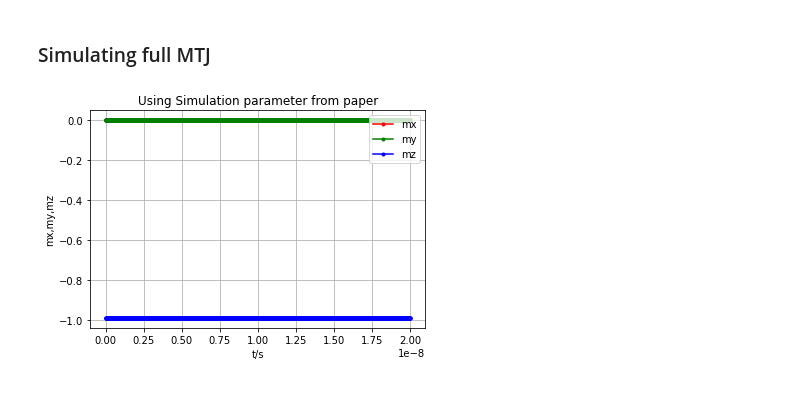
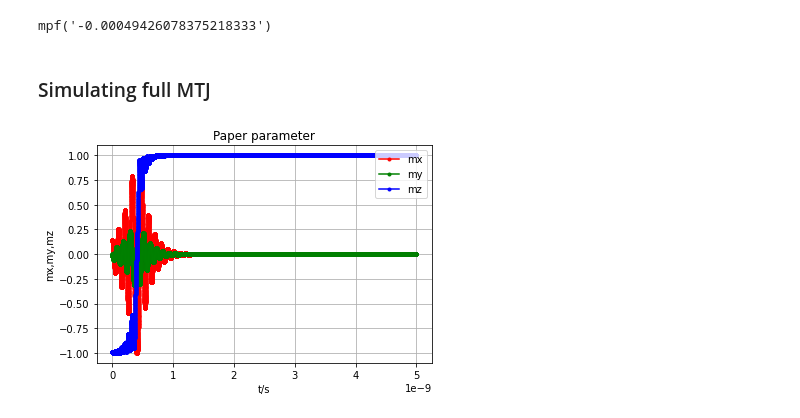
Before and after one commit to Hernandope/spintronics, a Jupyter notebook: mtj_simulation.ipynb, the cells around one changed output. Saved outputs shown, nothing was run; the diff lists cells and outputs as text; code cells hidden in the pictures.

Commit message:
MTJ simulation with soin current

```diff
--- a/mtj_simulation.ipynb
+++ b/mtj_simulation.ipynb
@@ -99,17 +115,30 @@ def plotM(t_axis, m_list):
+# %%
+I_s
+# %% [output]
+mpf('-0.00049426078375218333')
 # %% [markdown]
 ### Simulating full MTJ
 # %%
-t_range = 2*10**(-8)
+###
+t_range = 5*10**(-9)
 t_0 = 0
-step_amount = 2001
+step_amount = 20001
 t_axis = np.linspace(t_0,t_range,step_amount)
 
 h = t_range/step_amount
 # m_0 = [0, 1/2, math.sqrt(1-(1/2)**2)]
-m_0 = np.array([0,0,-0.99])
+# %%
+########################### Spin current section ###########################
+mz0=-0.99
+my0=0
+mx0=np.sqrt(1-mz0**2)
+# mx0=0
+
+m_0 = np.array([mx0, my0, mz0])
+m_p = np.array([0,0,1.0])
 # %%
 m_rk4 = calcMSeries(t_axis, h, t_0, m_0)
 # %%
-plotM(t_axis, m_rk4)
+plotM(t_axis, m_rk4, "Paper parameter")
 # %% [output]
-[figure, old version]
+[figure, new version]
```
Also changed, not shown: parts of 12 cells of this notebook.
